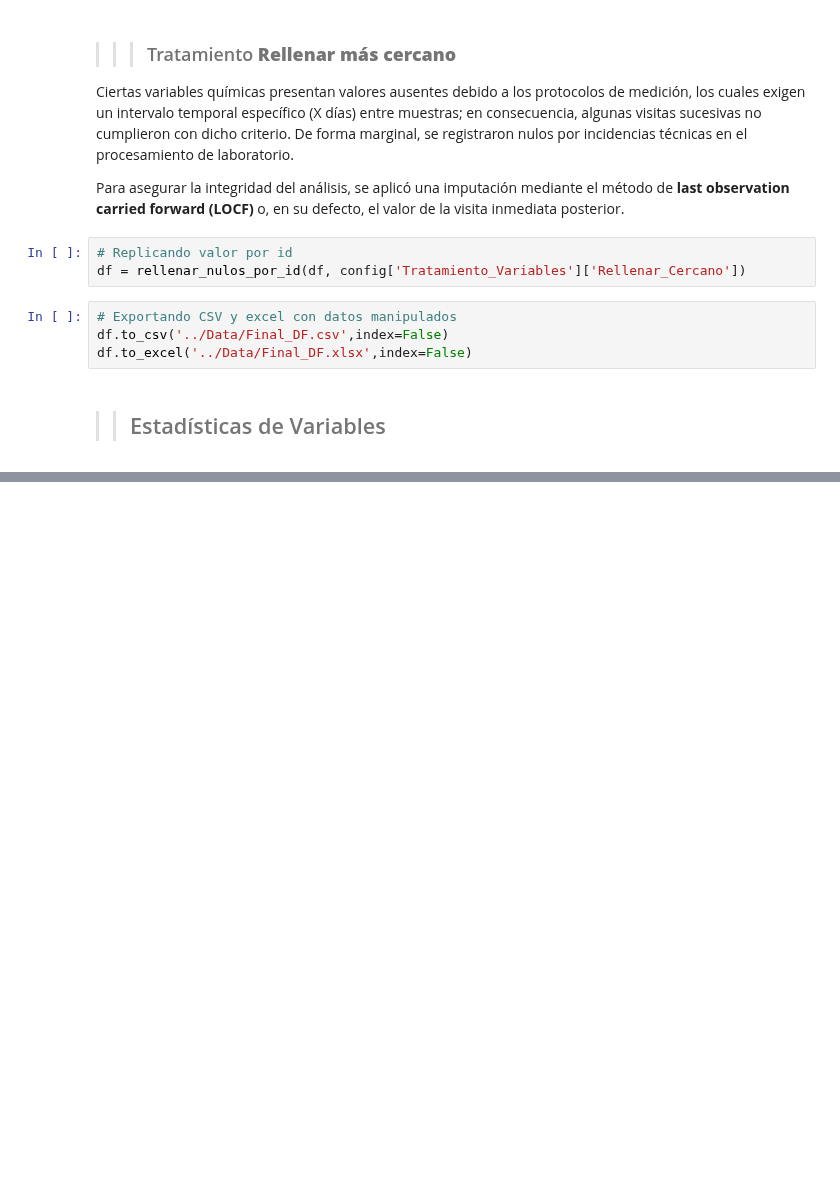
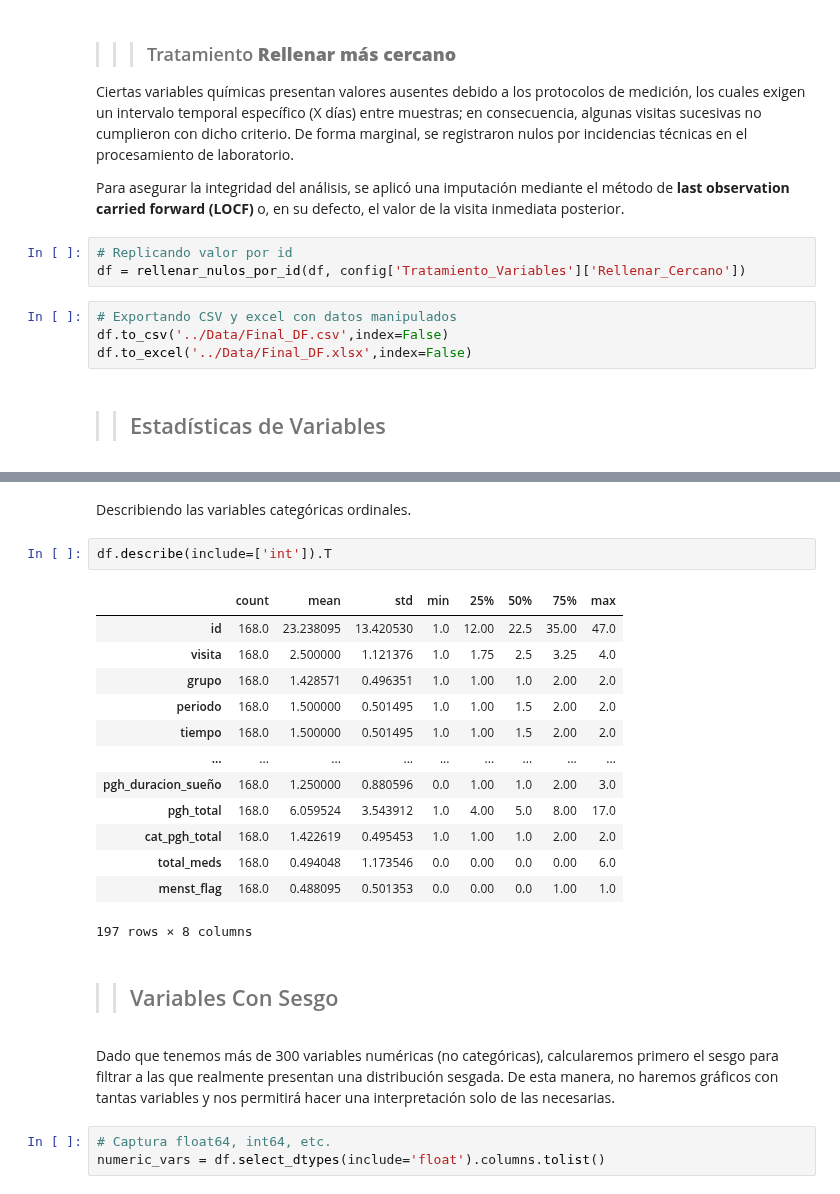
Before and after one commit to MardonioR/Proyecto-Polifenoles, a Jupyter notebook: Notebooks/EDA_MARDONIO.ipynb, the cells around one changed output, grey strips where cells are left out. Cells and saved outputs as stored; diff of their text form; blank space fills up the shorter version.

```diff
--- a/Notebooks/EDA_MARDONIO.ipynb
+++ b/Notebooks/EDA_MARDONIO.ipynb
@@ -435,0 +460,26 @@ En conjunto, el contenido permite relacionar **exposición dietética (tomate y
+# %% [markdown]
+Describiendo las variables categóricas ordinales.
+# %%
+df.describe(include=['int']).T
+# %% [output]
+|  | count | mean | std | min | 25% | 50% | 75% | max |
+| id | 168.0 | 23.238095 | 13.420530 | 1.0 | 12.00 | 22.5 | 35.00 | 47.0 |
+| visita | 168.0 | 2.500000 | 1.121376 | 1.0 | 1.75 | 2.5 | 3.25 | 4.0 |
+| grupo | 168.0 | 1.428571 | 0.496351 | 1.0 | 1.00 | 1.0 | 2.00 | 2.0 |
+| periodo | 168.0 | 1.500000 | 0.501495 | 1.0 | 1.00 | 1.5 | 2.00 | 2.0 |
+| tiempo | 168.0 | 1.500000 | 0.501495 | 1.0 | 1.00 | 1.5 | 2.00 | 2.0 |
+| ... | ... | ... | ... | ... | ... | ... | ... | ... |
+| pgh_duracion_sueño | 168.0 | 1.250000 | 0.880596 | 0.0 | 1.00 | 1.0 | 2.00 | 3.0 |
+| pgh_total | 168.0 | 6.059524 | 3.543912 | 1.0 | 4.00 | 5.0 | 8.00 | 17.0 |
+| cat_pgh_total | 168.0 | 1.422619 | 0.495453 | 1.0 | 1.00 | 1.0 | 2.00 | 2.0 |
+| total_meds | 168.0 | 0.494048 | 1.173546 | 0.0 | 0.00 | 0.0 | 0.00 | 6.0 |
+| menst_flag | 168.0 | 0.488095 | 0.501353 | 0.0 | 0.00 | 0.0 | 1.00 | 1.0 |
+197 rows × 8 columns
+# %% [markdown]
+>> ## Variables Con Sesgo
+# %% [markdown]
+Dado que tenemos más de 300 variables numéricas (no categóricas), calcularemos primero el sesgo para filtrar a las que realmente presentan una distribución sesgada.
+De esta manera, no haremos gráficos con tantas variables y nos permitirá hacer una interpretación solo de las necesarias.
+# %%
+# Captura float64, int64, etc.
+numeric_vars = df.select_dtypes(include='float').columns.tolist()
```
Also changed, not shown: parts of 12 cells of this notebook, 4 other files.
